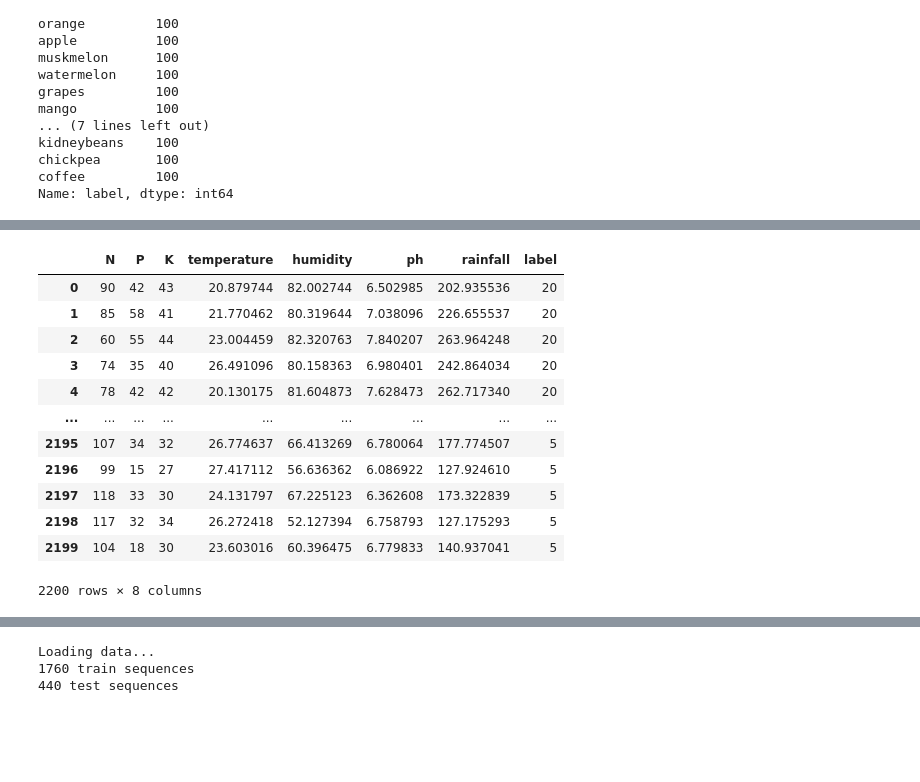
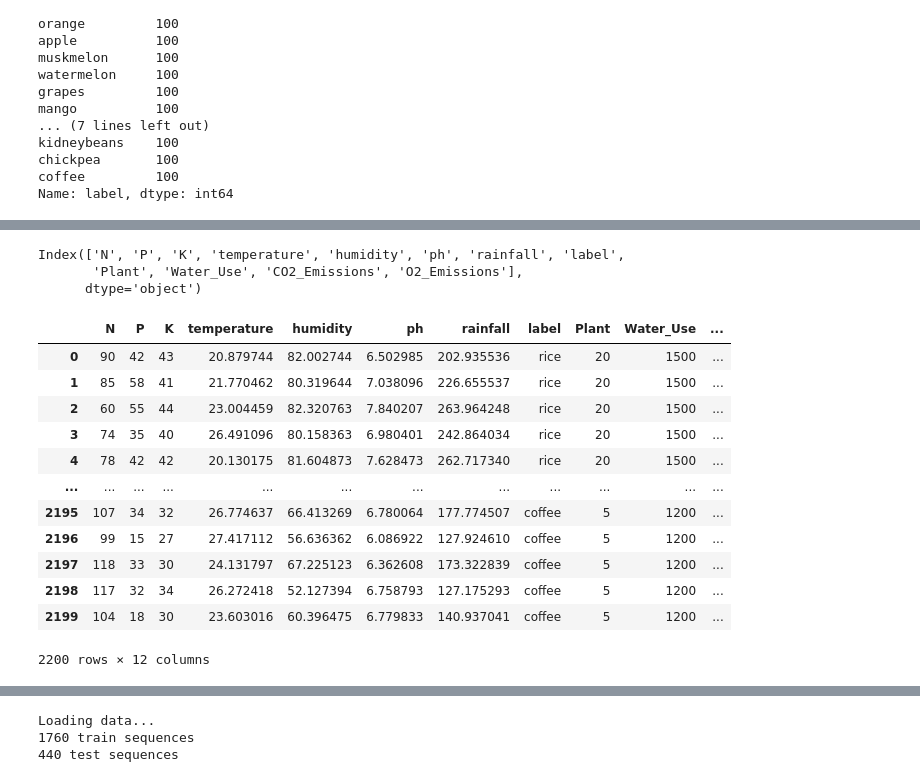
Before and after one commit to yousefbaz12/Seelding-VGG-YE, a Jupyter notebook: crop-recommendation-lstm-ye.ipynb, the cells around one changed output, grey strips where cells are left out. Drawn from its saved outputs; the diff is of its cells as text; code cells hidden in the pictures; blank space fills up the shorter version.

```diff
--- a/crop-recommendation-lstm-ye.ipynb
+++ b/crop-recommendation-lstm-ye.ipynb
@@ -119,0 +126,5 @@ Name: label, dtype: int64
+# %%
+df = pd.DataFrame({'Plant': ['rice', 'maize', 'jute', 'cotton', 'coconut', 'papaya', 'orange', 'apple', 'muskmelon', 'watermelon', 'grapes', 'mango', 'banana', 'pomegranate', 'lentil', 'blackgram', 'mungbean', 'mothbeans', 'pigeonpeas', 'kidneybeans', 'chickpea', 'coffee']})
+df_new = df.assign(Water_Use=[1500, 600, 750, 800, 1200, 1000, 1000, 1200, 500, 700, 1100, 1200, 1200, 1000, 350, 450, 400, 400, 450, 400, 450, 1200],
+                   CO2_Emissions=[300, 500, 200, 300, 200, 200, 200, 200, 150, 200, 250, 200, 200, 200, 150, 150, 150, 150, 150, 150, 150, 200],
+                   O2_Emissions=[150, 200, 100, 100, 100, 100, 100, 100, 75, 100, 125, 100, 100, 100, 75, 75, 75, 75, 75, 75, 75, 100])
@@ -119,0 +151,2 @@ Name: label, dtype: int64
+# %%
+df_merged = pd.merge(df_crop, df_new, left_on='label', right_on='Plant')
@@ -119,0 +185,6 @@ Name: label, dtype: int64
+# %%
+df_merged.columns
+# %% [output]
+Index(['N', 'P', 'K', 'temperature', 'humidity', 'ph', 'rainfall', 'label',
+       'Plant', 'Water_Use', 'CO2_Emissions', 'O2_Emissions'],
+      dtype='object')
@@ -120,21 +228,21 @@ Name: label, dtype: int64
 # %%
 label_encode = LabelEncoder()
 
-df_crop['label'] = label_encode.fit_transform(df_crop['label'])
+df_merged['Plant'] = label_encode.fit_transform(df_merged['Plant'])
 crop_category = {index : label for index, label in enumerate(label_encode.classes_)}
 crop_category
-df_crop
+df_merged
 # %% [output]
-|  | N | P | K | temperature | humidity | ph | rainfall | label |
-| 0 | 90 | 42 | 43 | 20.879744 | 82.002744 | 6.502985 | 202.935536 | 20 |
-| 1 | 85 | 58 | 41 | 21.770462 | 80.319644 | 7.038096 | 226.655537 | 20 |
-| 2 | 60 | 55 | 44 | 23.004459 | 82.320763 | 7.840207 | 263.964248 | 20 |
-| 3 | 74 | 35 | 40 | 26.491096 | 80.158363 | 6.980401 | 242.864034 | 20 |
-| 4 | 78 | 42 | 42 | 20.130175 | 81.604873 | 7.628473 | 262.717340 | 20 |
-| ... | ... | ... | ... | ... | ... | ... | ... | ... |
-| 2195 | 107 | 34 | 32 | 26.774637 | 66.413269 | 6.780064 | 177.774507 | 5 |
-| 2196 | 99 | 15 | 27 | 27.417112 | 56.636362 | 6.086922 | 127.924610 | 5 |
-| 2197 | 118 | 33 | 30 | 24.131797 | 67.225123 | 6.362608 | 173.322839 | 5 |
-| 2198 | 117 | 32 | 34 | 26.272418 | 52.127394 | 6.758793 | 127.175293 | 5 |
-| 2199 | 104 | 18 | 30 | 23.603016 | 60.396475 | 6.779833 | 140.937041 | 5 |
+|  | N | P | K | temperature | humidity | ph | rainfall | label | Plant | Water_Use | ... |
+| 0 | 90 | 42 | 43 | 20.879744 | 82.002744 | 6.502985 | 202.935536 | rice | 20 | 1500 | ... |
+| 1 | 85 | 58 | 41 | 21.770462 | 80.319644 | 7.038096 | 226.655537 | rice | 20 | 1500 | ... |
+| 2 | 60 | 55 | 44 | 23.004459 | 82.320763 | 7.840207 | 263.964248 | rice | 20 | 1500 | ... |
+| 3 | 74 | 35 | 40 | 26.491096 | 80.158363 | 6.980401 | 242.864034 | rice | 20 | 1500 | ... |
+| 4 | 78 | 42 | 42 | 20.130175 | 81.604873 | 7.628473 | 262.717340 | rice | 20 | 1500 | ... |
+| ... | ... | ... | ... | ... | ... | ... | ... | ... | ... | ... | ... |
+| 2195 | 107 | 34 | 32 | 26.774637 | 66.413269 | 6.780064 | 177.774507 | coffee | 5 | 1200 | ... |
+| 2196 | 99 | 15 | 27 | 27.417112 | 56.636362 | 6.086922 | 127.924610 | coffee | 5 | 1200 | ... |
+| 2197 | 118 | 33 | 30 | 24.131797 | 67.225123 | 6.362608 | 173.322839 | coffee | 5 | 1200 | ... |
+| 2198 | 117 | 32 | 34 | 26.272418 | 52.127394 | 6.758793 | 127.175293 | coffee | 5 | 1200 | ... |
+| 2199 | 104 | 18 | 30 | 23.603016 | 60.396475 | 6.779833 | 140.937041 | coffee | 5 | 1200 | ... |
-2200 rows × 8 columns
+2200 rows × 12 columns
```
Also changed, not shown: parts of 28 cells of this notebook.
